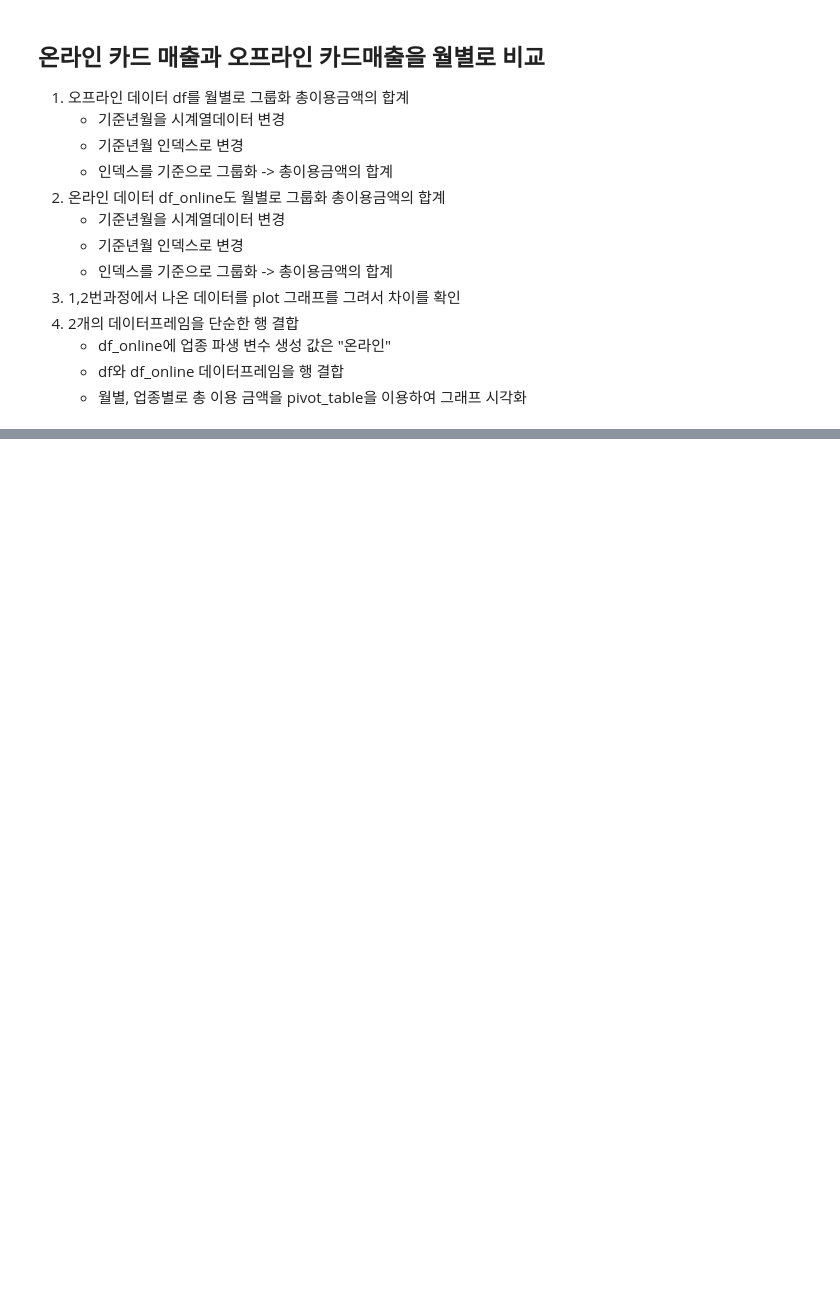
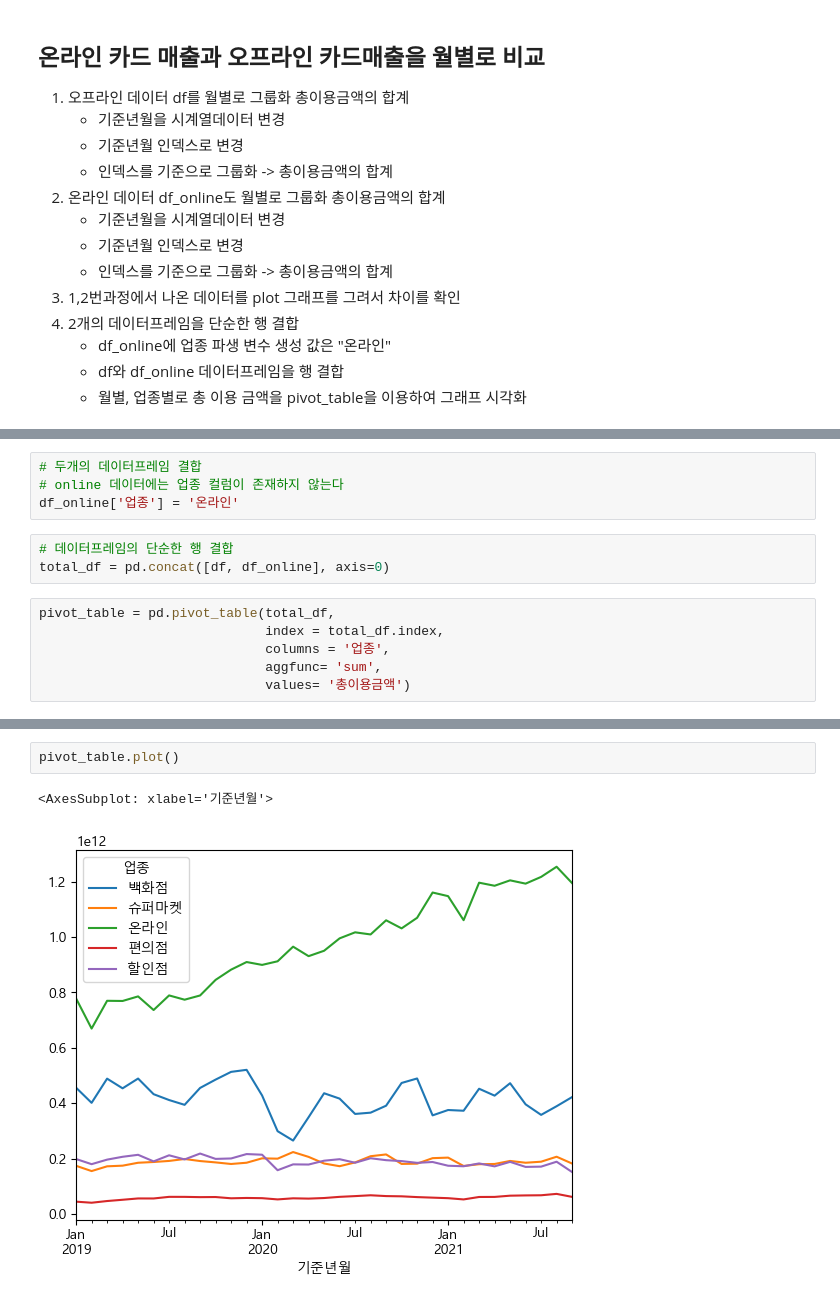
Before and after one commit to bsmoon-86/ezen-python, a Jupyter notebook: 230318/연습문제.ipynb, the cells around one changed output, grey strips where cells are left out. Drawn from its saved outputs; the diff is of its cells as text; blank space fills up the shorter version.

```diff
--- a/230318/연습문제.ipynb
+++ b/230318/연습문제.ipynb
@@ -37,0 +181,13 @@
+# %%
+# 두개의 데이터프레임 결합
+# online 데이터에는 업종 컬럼이 존재하지 않는다
+df_online['업종'] = '온라인'
+# %%
+# 데이터프레임의 단순한 행 결합
+total_df = pd.concat([df, df_online], axis=0)
+# %%
+pivot_table = pd.pivot_table(total_df,
+                             index = total_df.index,
+                             columns = '업종',
+                             aggfunc= 'sum',
+                             values= '총이용금액')
@@ -37,0 +215,5 @@
+# %%
+pivot_table.plot()
+# %% [output]
+<AxesSubplot: xlabel='기준년월'>
+[figure, added]
```
Also changed, not shown: parts of 32 cells of this notebook.
